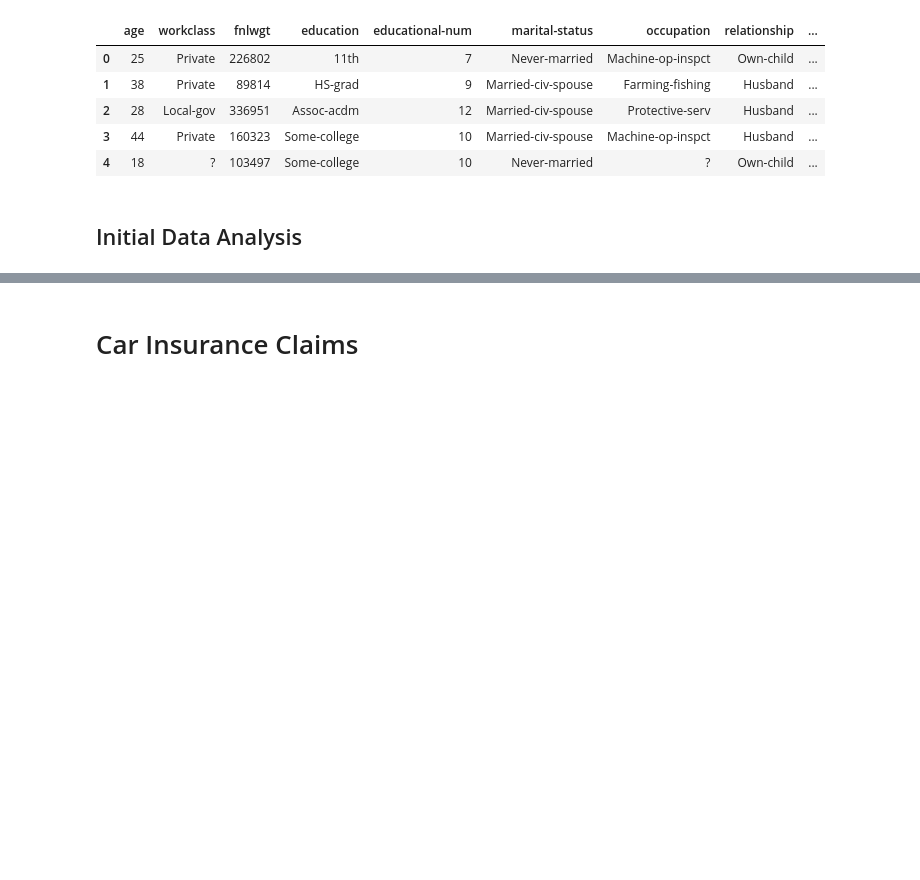
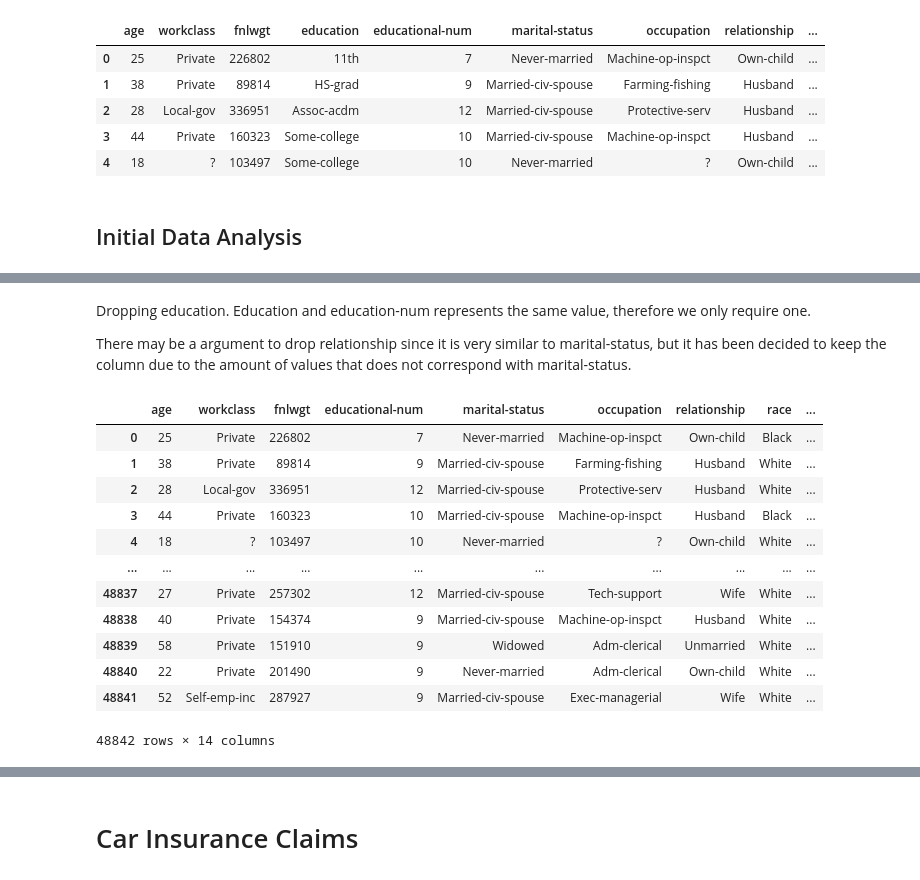
Before and after one commit to YoungVoid/Machine-Learning, a Jupyter notebook: Machine_Learning.ipynb, the cells around one changed output, grey strips where cells are left out. Drawn from its saved outputs; the diff is of its cells as text; code cells hidden in the pictures; blank space fills up the shorter version.

```diff
--- a/Machine_Learning.ipynb
+++ b/Machine_Learning.ipynb
@@ -132,0 +266,21 @@ There are a number of missing values, represented by a ? instead of being Null.
+# %% [markdown]
+Dropping education. Education and education-num represents the same value, therefore we only require one.
+
+There may be a argument to drop relationship since it is very similar to marital-status, but it has been decided to keep the column due to the amount of values that does not correspond with marital-status.
+# %%
+# Drop unnecessary columns
+df_adult_income_explore.drop(columns=['education'])
+# %% [output]
+|  | age | workclass | fnlwgt | educational-num | marital-status | occupation | relationship | race | ... |
+| 0 | 25 | Private | 226802 | 7 | Never-married | Machine-op-inspct | Own-child | Black | ... |
+| 1 | 38 | Private | 89814 | 9 | Married-civ-spouse | Farming-fishing | Husband | White | ... |
+| 2 | 28 | Local-gov | 336951 | 12 | Married-civ-spouse | Protective-serv | Husband | White | ... |
+| 3 | 44 | Private | 160323 | 10 | Married-civ-spouse | Machine-op-inspct | Husband | Black | ... |
+| 4 | 18 | ? | 103497 | 10 | Never-married | ? | Own-child | White | ... |
+| ... | ... | ... | ... | ... | ... | ... | ... | ... | ... |
+| 48837 | 27 | Private | 257302 | 12 | Married-civ-spouse | Tech-support | Wife | White | ... |
+| 48838 | 40 | Private | 154374 | 9 | Married-civ-spouse | Machine-op-inspct | Husband | White | ... |
+| 48839 | 58 | Private | 151910 | 9 | Widowed | Adm-clerical | Unmarried | White | ... |
+| 48840 | 22 | Private | 201490 | 9 | Never-married | Adm-clerical | Own-child | White | ... |
+| 48841 | 52 | Self-emp-inc | 287927 | 9 | Married-civ-spouse | Exec-managerial | Wife | White | ... |
+48842 rows × 14 columns
```
Also changed, not shown: parts of 31 cells of this notebook.
